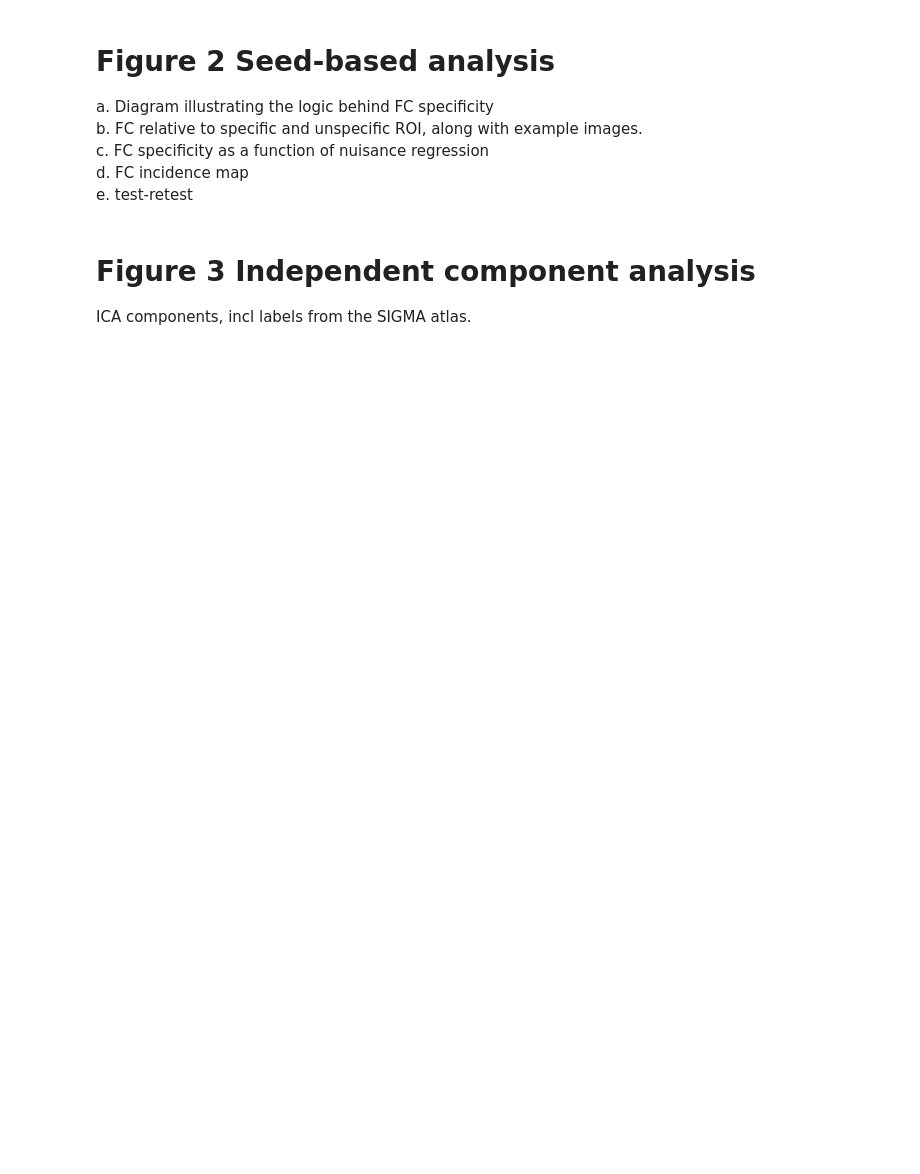
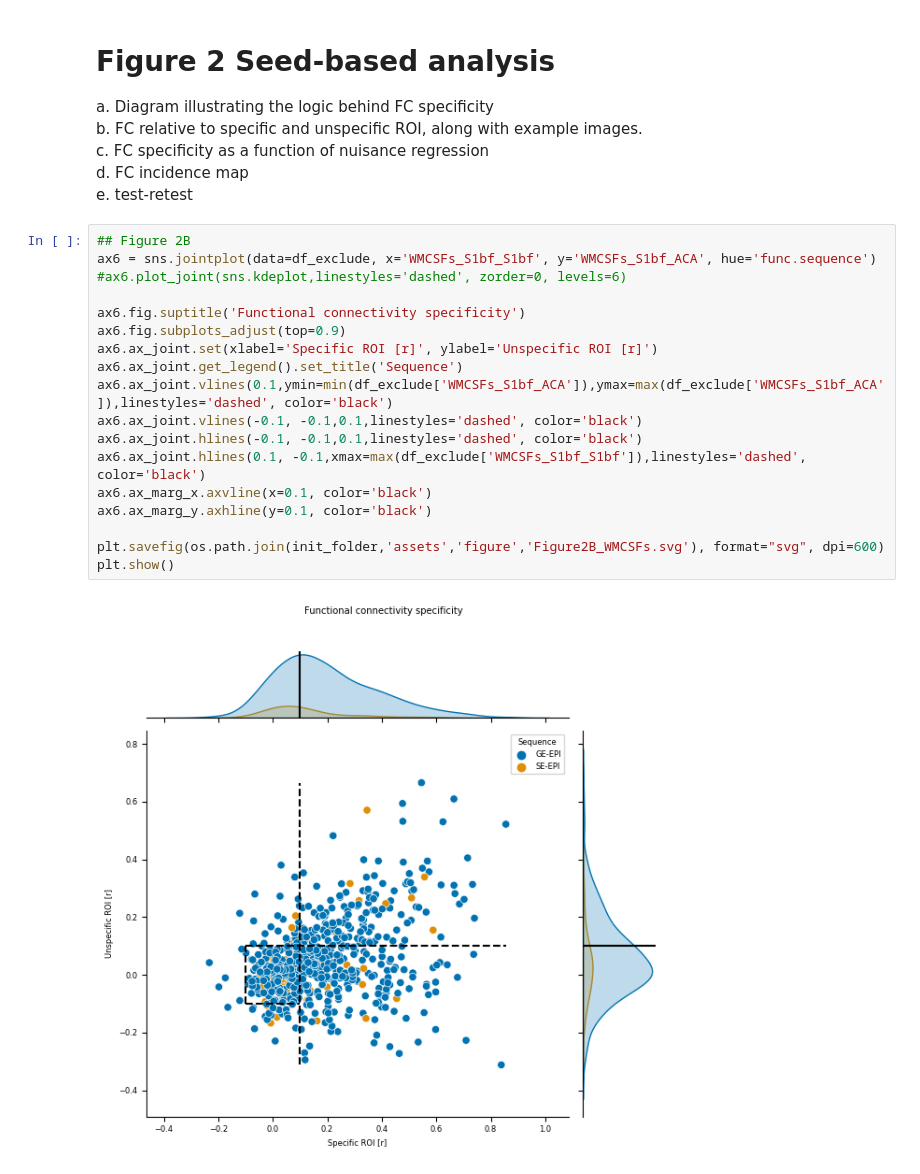
Before and after one commit to grandjeanlab/MultiRat, a Jupyter notebook: scripts/proj_mauscript.ipynb, the cells around one changed output. Drawn from its saved outputs; the diff is of its cells as text; blank space fills up the shorter version.

```diff
--- a/scripts/proj_mauscript.ipynb
+++ b/scripts/proj_mauscript.ipynb
@@ -169,6 +247,23 @@ b. FC relative to specific and unspecific ROI, along with example images.
 c. FC specificity as a function of nuisance regression
 d. FC incidence map
 e. test-retest
-# %% [markdown]
-# Figure 3 Independent component analysis
-ICA components, incl labels from the SIGMA atlas.
+# %%
+## Figure 2B
+ax6 = sns.jointplot(data=df_exclude, x='WMCSFs_S1bf_S1bf', y='WMCSFs_S1bf_ACA', hue='func.sequence')
+#ax6.plot_joint(sns.kdeplot,linestyles='dashed', zorder=0, levels=6)
+
+ax6.fig.suptitle('Functional connectivity specificity')
+ax6.fig.subplots_adjust(top=0.9)
+ax6.ax_joint.set(xlabel='Specific ROI [r]', ylabel='Unspecific ROI [r]')
+ax6.ax_joint.get_legend().set_title('Sequence')
+ax6.ax_joint.vlines(0.1,ymin=min(df_exclude['WMCSFs_S1bf_ACA']),ymax=max(df_exclude['WMCSFs_S1bf_ACA']),linestyles='dashed', color='black')
+ax6.ax_joint.vlines(-0.1, -0.1,0.1,linestyles='dashed', color='black')
+ax6.ax_joint.hlines(-0.1, -0.1,0.1,linestyles='dashed', color='black')
+ax6.ax_joint.hlines(0.1, -0.1,xmax=max(df_exclude['WMCSFs_S1bf_S1bf']),linestyles='dashed', color='black')
+ax6.ax_marg_x.axvline(x=0.1, color='black')
+ax6.ax_marg_y.axhline(y=0.1, color='black')
+
+plt.savefig(os.path.join(init_folder,'assets','figure','Figure2B_WMCSFs.svg'), format="svg", dpi=600)
+plt.show()
+# %% [output]
+[figure, added]
```
Also changed, not shown: parts of 15 cells of this notebook, 36 other files.
